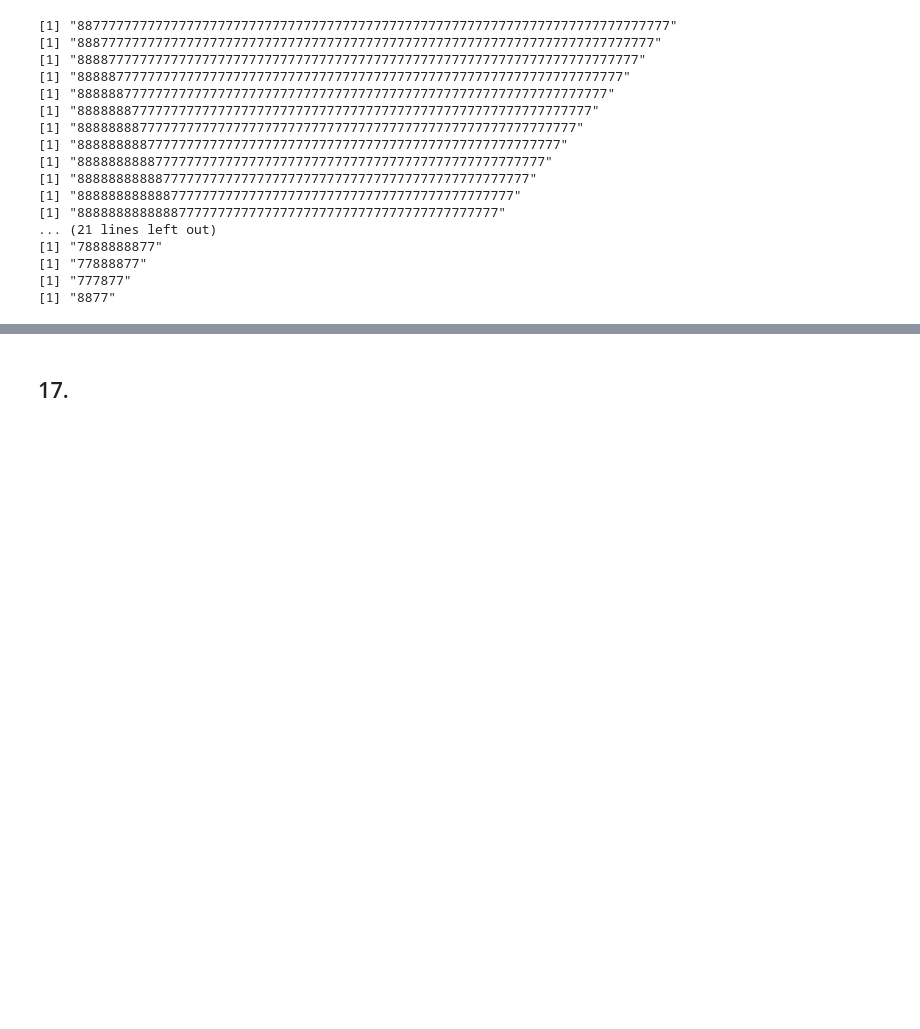
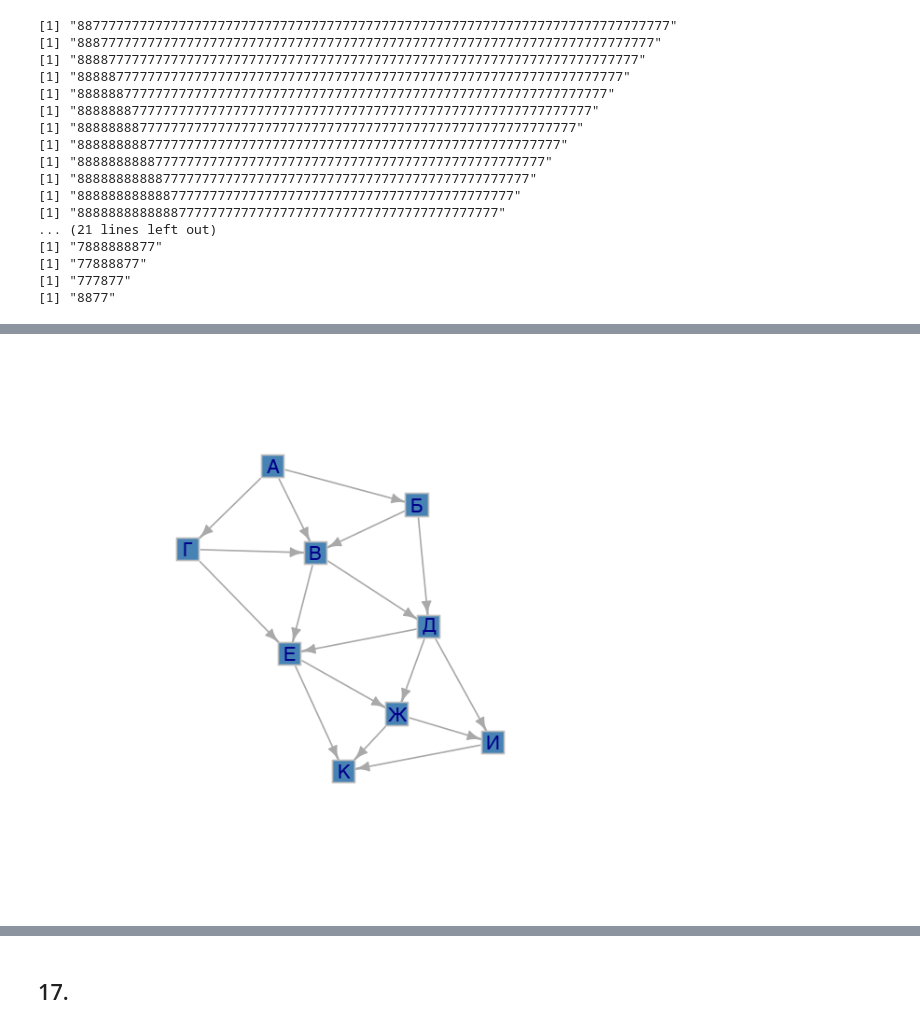
Before and after one commit to OlgaBelitskaya/it_20172018, a Jupyter notebook: 2017_Variant3_R.ipynb, the cells around one changed output, grey strips where cells are left out. Drawn from its saved outputs; the diff is of its cells as text; code cells hidden in the pictures; blank space fills up the shorter version.

```diff
--- a/2017_Variant3_R.ipynb
+++ b/2017_Variant3_R.ipynb
@@ -961,0 +974,12 @@ answer_dictionary[14] <- result
+# %%
+options(warn = -1,repr.plot.width=5,repr.plot.height=5)
+edges <- c('А','Б', 'А','В', 'А','Г', 'Б','В', 'Б','Д',
+           'В','Д', 'В','Е', 'Г','В', 'Г','Е',
+           'Д','Е', 'Д','И', 'Д','Ж', 'Е','Ж', 'Е','К',
+           'Ж','И', 'Ж','К', 'И','К')
+g2 <- graph(edges)
+plot(g2,
+     vertex.color="steelblue",vertex.size=15,
+     vertex.frame.color="gray",vertex.shape='square')
+# %% [output]
+[figure, added]
```
Also changed, not shown: parts of 10 cells of this notebook, 1 other file.
